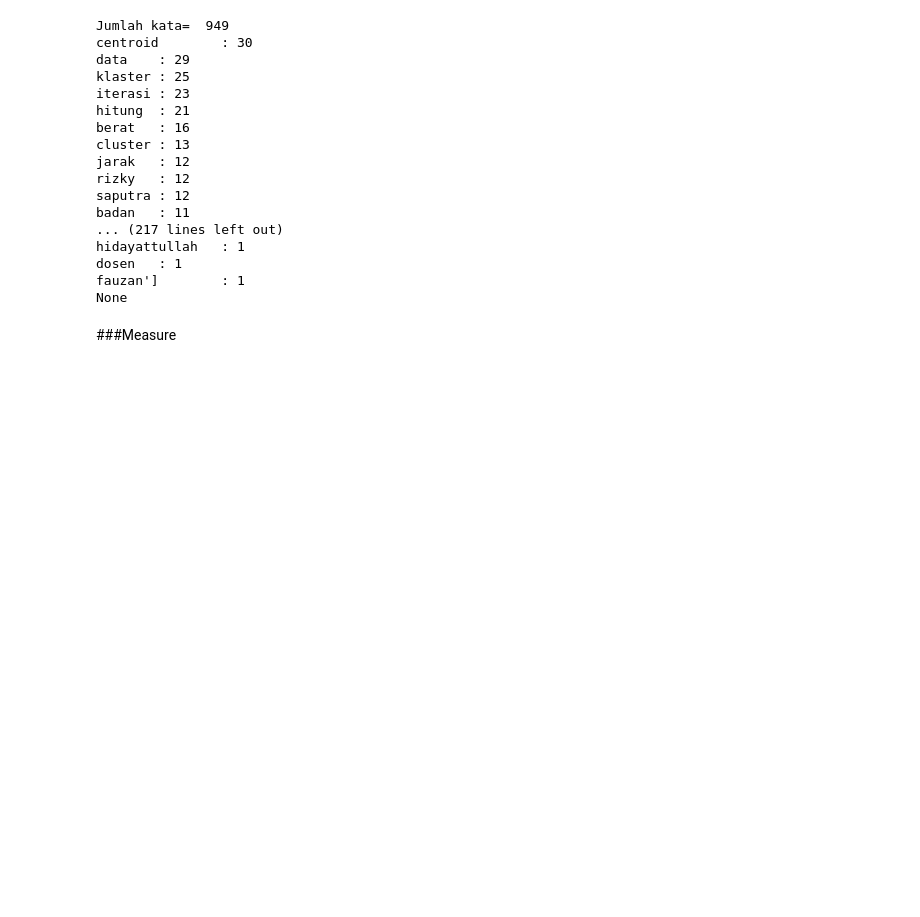
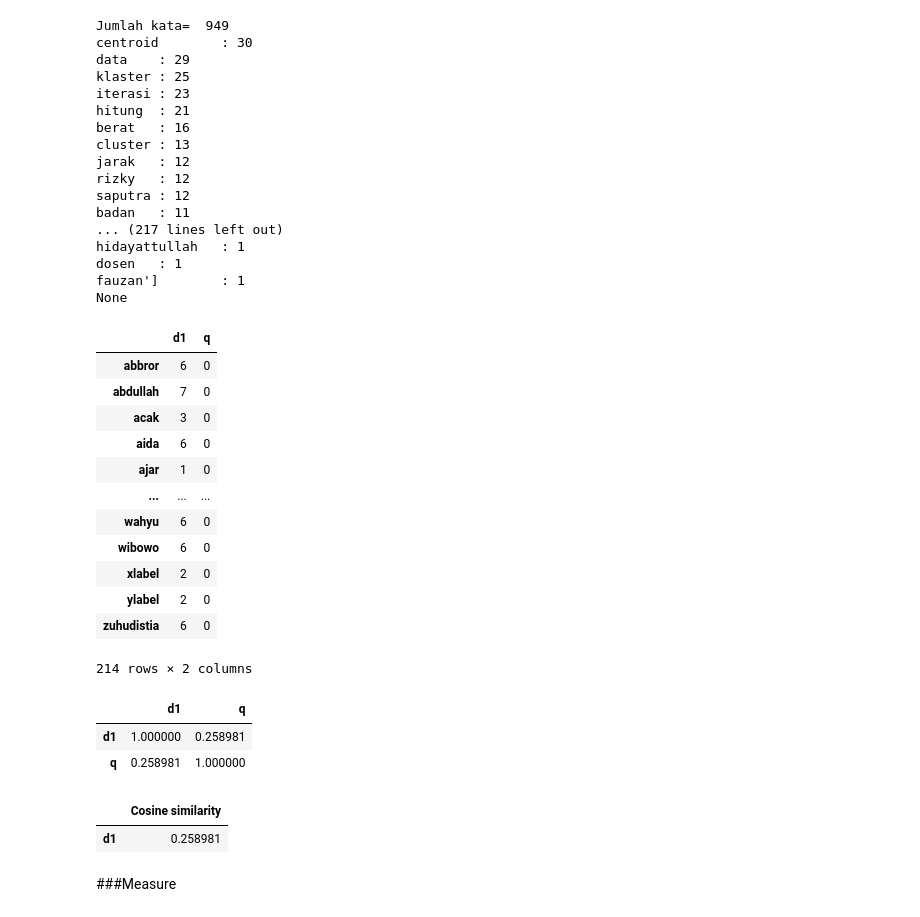
Before and after one commit to naufalmufidf/TextSimilarityMeasure-JaccardSimilarity, a Jupyter notebook: Jaccard Similarity.ipynb, the cells around one changed output. Cells and saved outputs as stored; diff of their text form; code cells hidden in the pictures; blank space fills up the shorter version.

```diff
--- a/Jaccard Similarity.ipynb
+++ b/Jaccard Similarity.ipynb
@@ -72,12 +63,12 @@ def wordview(path):
 # %%
 def pdf(path):
   openTxt = open(path, 'rb')
-  readPDFTxt = pypd.PdfFileReader(openTxt)
-  pages = readPDFTxt.numPages
+  readPDFTxt = pypd.PdfReader(openTxt)
+  pages = len(readPDFTxt.pages)
   output = []
   for i in range(pages):
-    page = readPDFTxt.getPage(i)
-    output.append(page.extractText())
+    page = readPDFTxt.pages[i]
+    output.append(page.extract_text())
 
   return output
 # %%
@@ -323,0 +361,27 @@ None
+# %%
+xyz = prep2('/content/sample_data/Modul K-Means.pdf')
+
+dataset = {}
+dataset["d1"] = xyz
+dataset["q"] = "hitung iterasi"
+
+# print(prep)
+
+tf = CountVectorizer()
+term_doc_matrix = tf.fit_transform(dataset.values())
+df = pd.DataFrame(term_doc_matrix.toarray(), index=dataset.keys(), columns=tf.get_feature_names_out())
+df.transpose()
+# %% [output]
+|  | d1 | q |
+| abbror | 6 | 0 |
+| abdullah | 7 | 0 |
+| acak | 3 | 0 |
+| aida | 6 | 0 |
+| ajar | 1 | 0 |
+| ... | ... | ... |
+| wahyu | 6 | 0 |
+| wibowo | 6 | 0 |
+| xlabel | 2 | 0 |
+| ylabel | 2 | 0 |
+| zuhudistia | 6 | 0 |
+214 rows × 2 columns
@@ -324,3 +393,22 @@ None
+# %%
+cs = cosine_similarity(weighted, weighted)
+df_cs = pd.DataFrame(cs, index=dataset.keys(), columns=dataset.keys())
+df_cs
+# %% [output]
+|  | d1 | q |
+| d1 | 1.000000 | 0.258981 |
+| q | 0.258981 | 1.000000 |
+# %%
+rank_cs = {}
+for i in dataset.keys():
+  if i != "q":
+    rank_cs[i] = df_cs.at[i, "q"]
+top_rank_cs = dict(sorted(rank_cs.items(), key=operator.itemgetter(1), reverse=True))
+hasil = pd.DataFrame(top_rank_cs.values(), index=top_rank_cs.keys(), columns=["Cosine similarity"])
+hasil
+# %% [output]
+|  | Cosine similarity |
+| d1 | 0.258981 |
 # %% [markdown]
 ###Measure
 # %%
```
Also changed, not shown: parts of 6 cells of this notebook.
